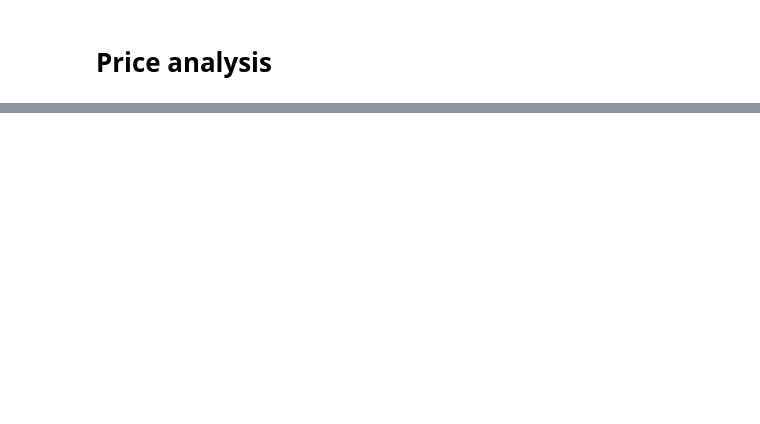
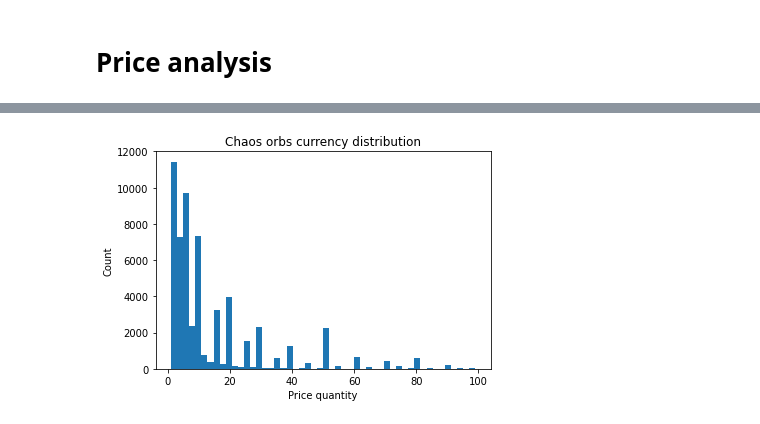
Before and after one commit to fmuratori/ds02-poe-pricing, a Jupyter notebook: src/poe_price/exploration/3_0_features_study.ipynb, the cells around one changed output, grey strips where cells are left out. Cells and saved outputs as stored; diff of their text form; code cells hidden in the pictures; blank space fills up the shorter version.

```diff
--- a/src/poe_price/exploration/3_0_features_study.ipynb
+++ b/src/poe_price/exploration/3_0_features_study.ipynb
@@ -12,2 +14,5 @@ from poe_price import feature
 
 pd.set_option('display.max_columns', None)
+# %%
+conn_config = configparser.ConfigParser()
+conn_config.read('/home/fabio/Desktop/poe_price/data/database/connect.ini')
@@ -44,27 +54,0 @@ y = feature.Price().fit_transform(items, currency)
-# %%
-with PSQLSession('localhost', 'poe_price', 'fabio', 'password') as session:
-    items = session.query('''
-        SELECT *
-        FROM trade_item
-        WHERE category = 'weapons';''')
-
-    items_modifiers = session.query('''
-        SELECT tim.*
-        FROM trade_item as ti, trade_item_modifier as tim
-        WHERE ti.id = tim.item_id
-        AND ti.category = 'weapons';
-        ''')
-
-    items_properties = session.query('''
-        SELECT tip.*
-        FROM trade_item as ti, trade_item_property as tip
-        WHERE ti.id = tip.item_id
-        AND ti.category = 'weapons';
-        ''')
-
-    items_sockets = session.query('''
-        SELECT tis.*
-        FROM trade_item as ti, trade_item_socket as tis
-        WHERE ti.id = tis.item_id
-        AND ti.category = 'weapons';
-        ''')
@@ -407,0 +101,10 @@ print_metrics(y_train, y_train_pred, y_test, y_test_pred)
+# %%
+v = items['items'][items['items'].price_currency == 'chaos'].price_quantity
+plt.figure()
+plt.title('Chaos orbs currency distribution')
+plt.xlabel('Price quantity')
+plt.ylabel('Count')
+plt.hist(v[v<100], 50)
+plt.show()
+# %% [output]
+[figure, added]
```
Also changed, not shown: parts of 52 cells of this notebook, 4 other files.
